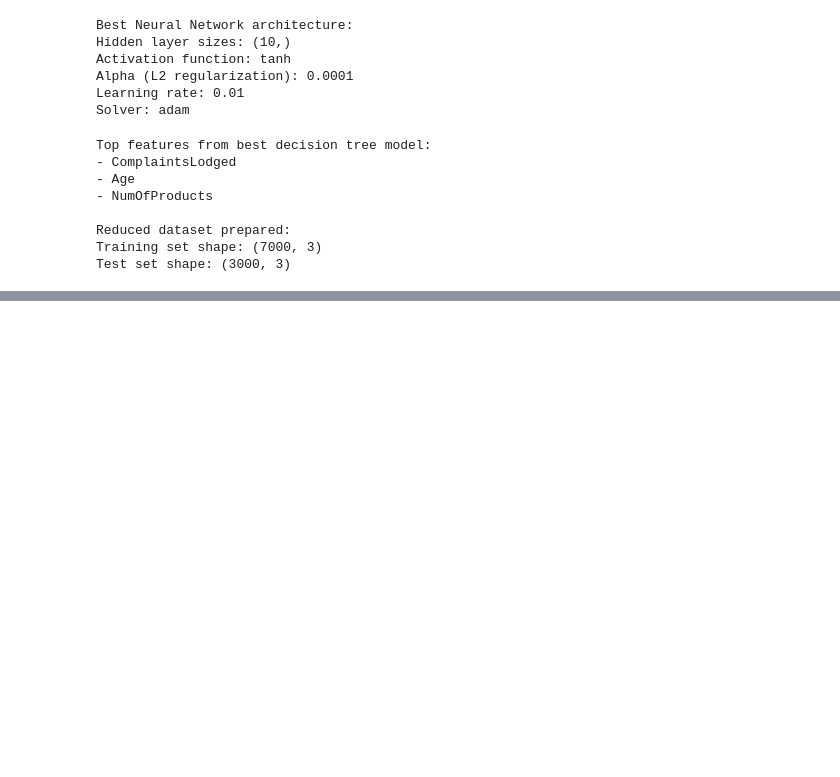
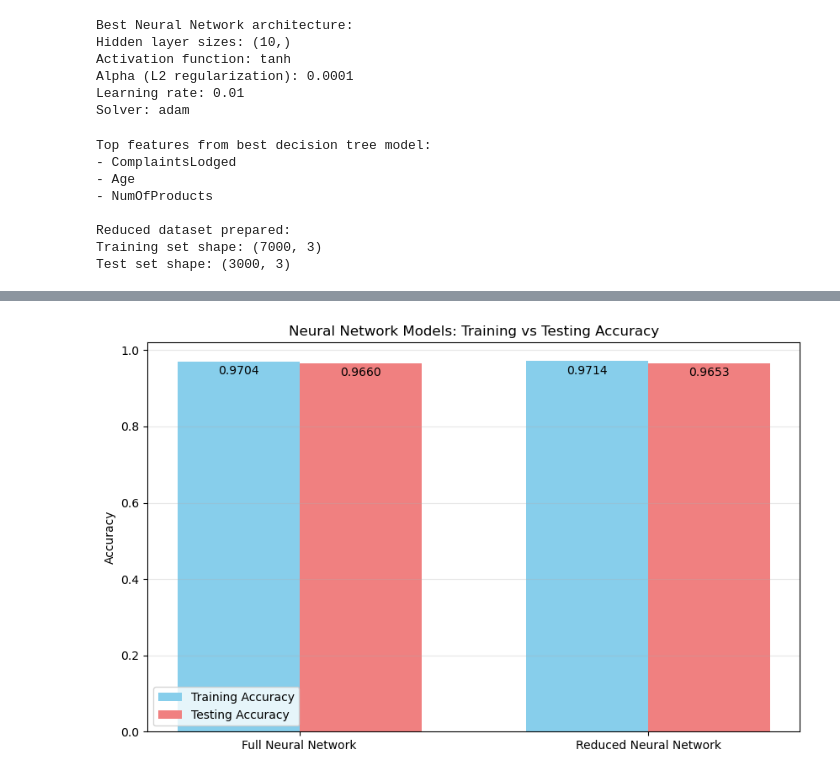
Before and after one commit to idrcmatre/churn-prediction-ml, a Jupyter notebook: Neural Network.ipynb, the cells around one changed output, grey strips where cells are left out. Cells and saved outputs as stored; diff of their text form; code cells hidden in the pictures; blank space fills up the shorter version.

```diff
--- a/Neural Network.ipynb
+++ b/Neural Network.ipynb
@@ -234,0 +257,27 @@ print(f"Learning rate: {nn_reduced_best.learning_rate_init}")
+# %%
+# 1. Plot training vs testing accuracy comparison
+models = ['Full Neural Network', 'Reduced Neural Network']
+train_accuracies = [train_accuracy_nn, train_accuracy_nn_reduced]
+test_accuracies = [test_accuracy_nn, test_accuracy_nn_reduced]
+plt.figure(figsize=(10, 6))
+x = np.arange(len(models))
+width = 0.35
+plt.bar(x - width/2, train_accuracies, width, label='Training Accuracy', color='skyblue')
+plt.bar(x + width/2, test_accuracies, width, label='Testing Accuracy', color='lightcoral')
+
+# Add accuracy values directly on the bars
+for i, v in enumerate(train_accuracies):
+    plt.text(i - width/2, v * 0.99, f'{v:.4f}', ha='center', va='top')
+
+for i, v in enumerate(test_accuracies):
+    plt.text(i + width/2, v * 0.99, f'{v:.4f}', ha='center', va='top')
+
+plt.ylabel('Accuracy')
+plt.title('Neural Network Models: Training vs Testing Accuracy')
+plt.xticks(x, models)
+plt.legend()
+plt.grid(axis='y', alpha=0.3)
+plt.savefig('neural_network_accuracy_comparison.png', dpi=300, bbox_inches='tight')
+plt.show()
+# %% [output]
+[figure, added]
```
Also changed, not shown: parts of 9 cells of this notebook.
